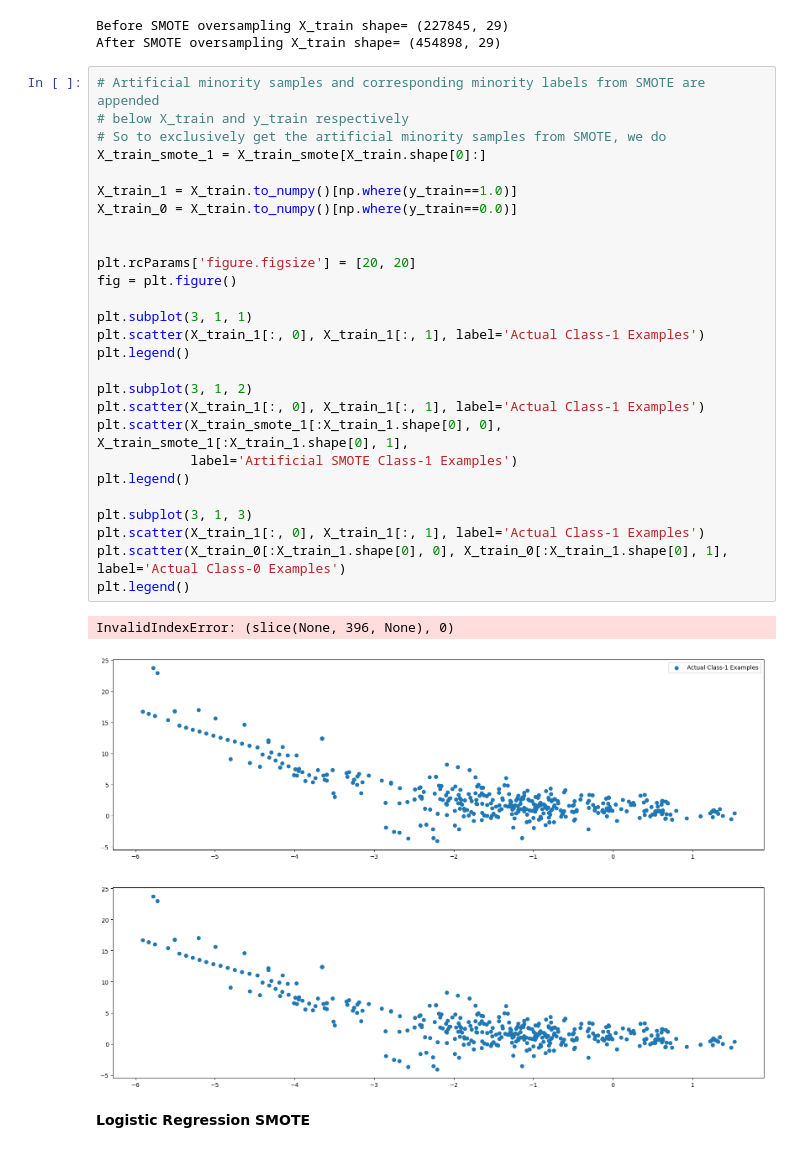
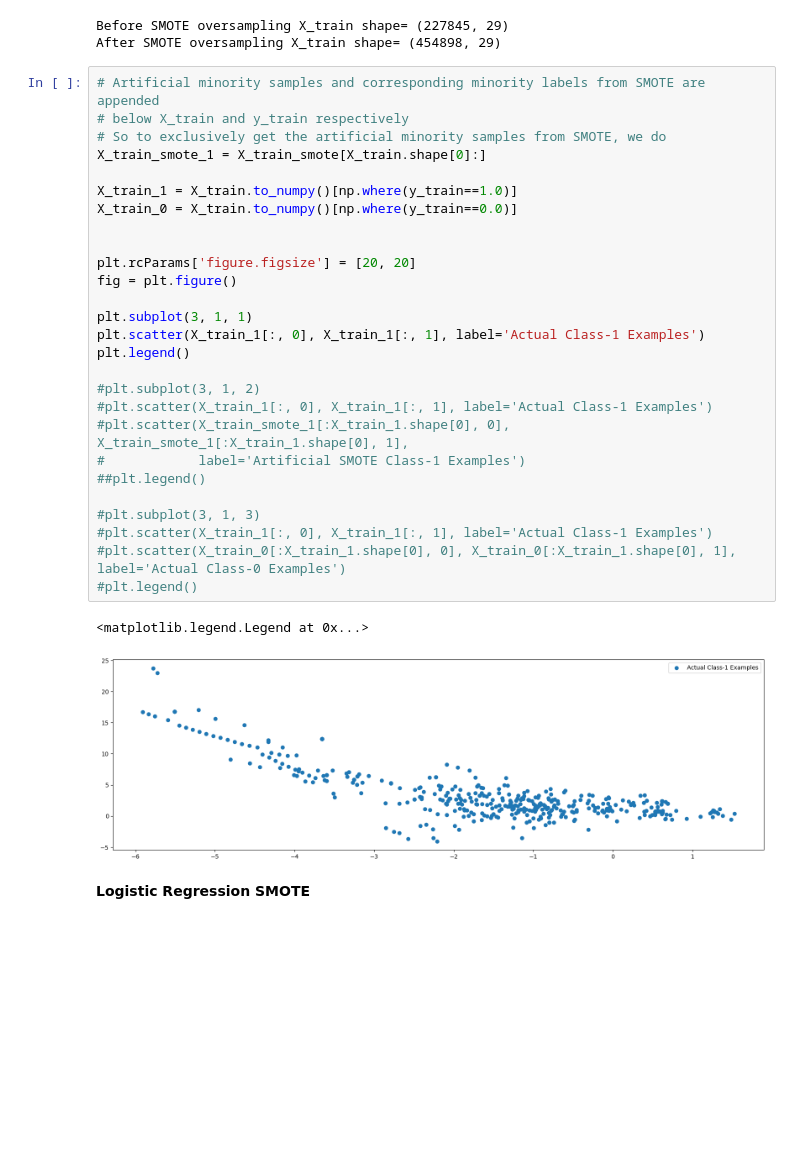
Before and after one commit to sapnasharma10/credit-card-case-study, a Jupyter notebook: Credit_card_fraud_detection_Starter_code.ipynb, the cells around one changed output. Drawn from its saved outputs; the diff is of its cells as text; blank space fills up the shorter version.

```diff
--- a/Credit_card_fraud_detection_Starter_code.ipynb
+++ b/Credit_card_fraud_detection_Starter_code.ipynb
@@ -1531,33 +1696,33 @@ After SMOTE oversampling X_train shape= (454898, 29)
 # %%
 # Artificial minority samples and corresponding minority labels from SMOTE are appended
 # below X_train and y_train respectively
 # So to exclusively get the artificial minority samples from SMOTE, we do
 X_train_smote_1 = X_train_smote[X_train.shape[0]:]
 
 X_train_1 = X_train.to_numpy()[np.where(y_train==1.0)]
 X_train_0 = X_train.to_numpy()[np.where(y_train==0.0)]
 
 
 plt.rcParams['figure.figsize'] = [20, 20]
 fig = plt.figure()
 
 plt.subplot(3, 1, 1)
 plt.scatter(X_train_1[:, 0], X_train_1[:, 1], label='Actual Class-1 Examples')
 plt.legend()
 
-plt.subplot(3, 1, 2)
-plt.scatter(X_train_1[:, 0], X_train_1[:, 1], label='Actual Class-1 Examples')
-plt.scatter(X_train_smote_1[:X_train_1.shape[0], 0], X_train_smote_1[:X_train_1.shape[0], 1],
-            label='Artificial SMOTE Class-1 Examples')
-plt.legend()
+#plt.subplot(3, 1, 2)
+#plt.scatter(X_train_1[:, 0], X_train_1[:, 1], label='Actual Class-1 Examples')
+#plt.scatter(X_train_smote_1[:X_train_1.shape[0], 0], X_train_smote_1[:X_train_1.shape[0], 1],
+#            label='Artificial SMOTE Class-1 Examples')
+##plt.legend()
 
-plt.subplot(3, 1, 3)
-plt.scatter(X_train_1[:, 0], X_train_1[:, 1], label='Actual Class-1 Examples')
-plt.scatter(X_train_0[:X_train_1.shape[0], 0], X_train_0[:X_train_1.shape[0], 1], label='Actual Class-0 Examples')
-plt.legend()
+#plt.subplot(3, 1, 3)
+#plt.scatter(X_train_1[:, 0], X_train_1[:, 1], label='Actual Class-1 Examples')
+#plt.scatter(X_train_0[:X_train_1.shape[0], 0], X_train_0[:X_train_1.shape[0], 1], label='Actual Class-0 Examples')
+#plt.legend()
 # %% [output]
-InvalidIndexError: (slice(None, 396, None), 0)
+<matplotlib.legend.Legend at 0x...>
-[figure, old version]
+[figure, new version]
 # %% [markdown]
 **Logistic Regression SMOTE**
 # %%
```
Also changed, not shown: parts of 75 cells of this notebook.
